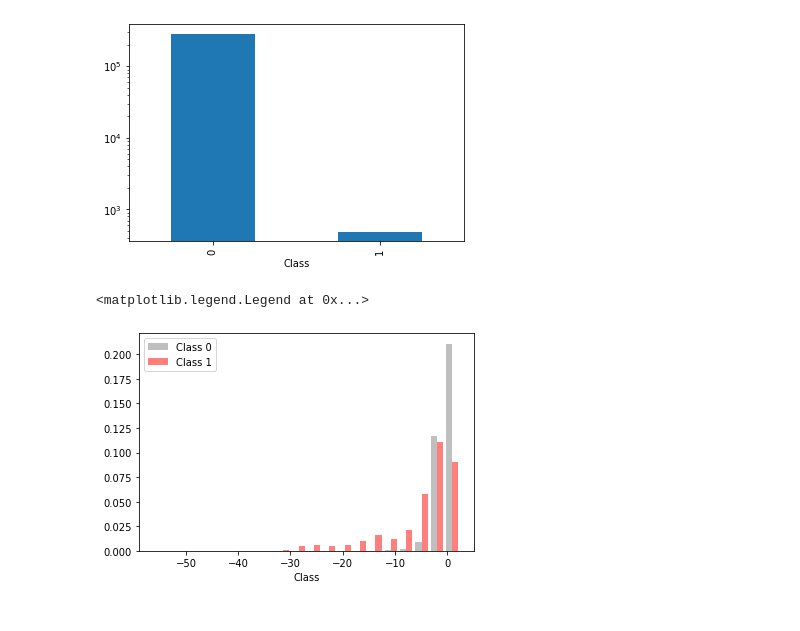
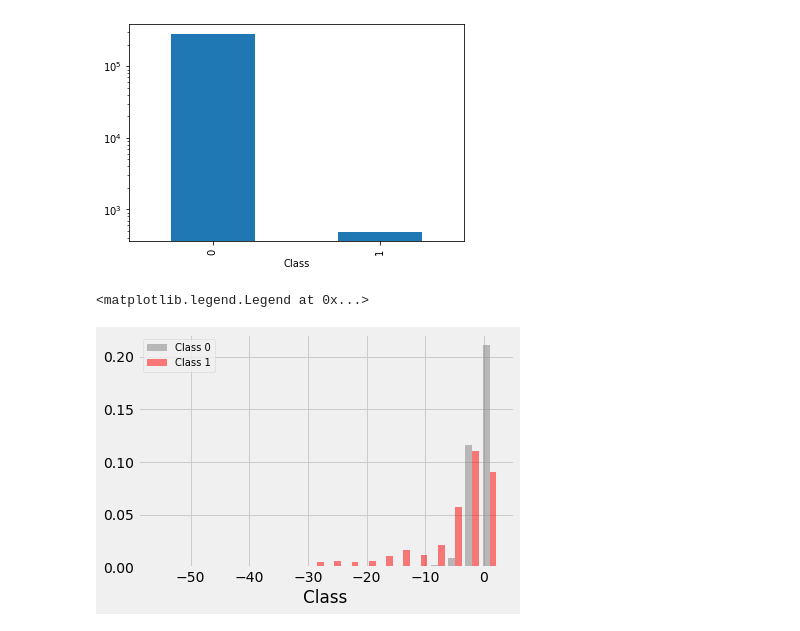
Before and after one commit to map72ru/python_data_lib, a Jupyter notebook: Lesson_2.ipynb, the cells around one changed output. Saved outputs shown, nothing was run; the diff lists cells and outputs as text; code cells hidden in the pictures.

```diff
--- a/Lesson_2.ipynb
+++ b/Lesson_2.ipynb
@@ -124,12 +124,13 @@ vc.plot(kind="bar", logy=True)
 # %%
 gr = ds.groupby('Class')
 v1 = ds.V1[gr.indices[0]]
 gr2 = ds.groupby('Class')
 v2 = ds.V1[gr2.indices[1]]
 
+plt.style.use('fivethirtyeight')
 plt.hist([v1.values, v2.values], bins=20, alpha=0.5, color=['gray', 'red'], density=True)
 plt.xlabel('Class')
 plt.legend(['Class 0', 'Class 1'], prop={'size': 10})
 # %% [output]
 <matplotlib.legend.Legend at 0x...>
-[figure, old version]
+[figure, new version]
```
